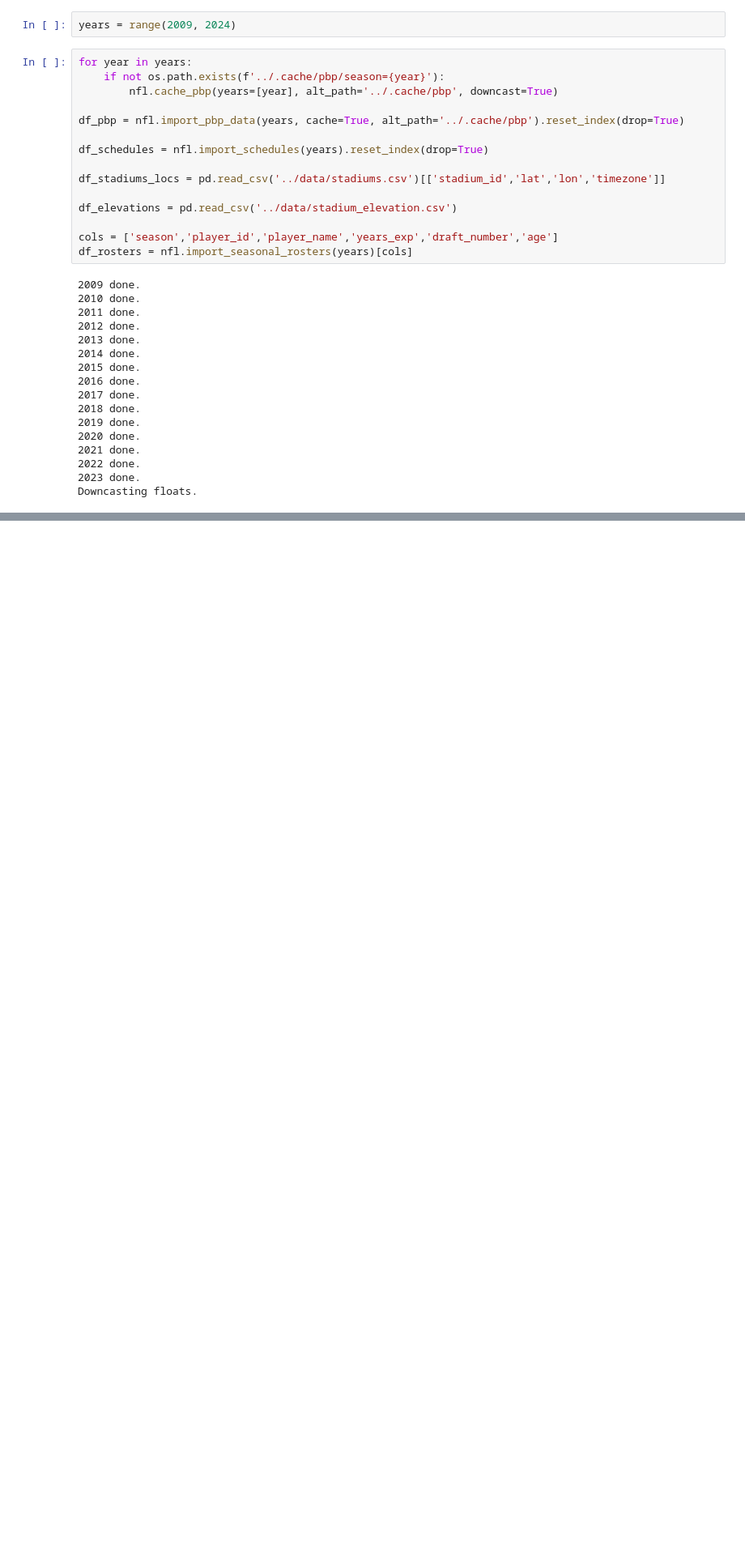
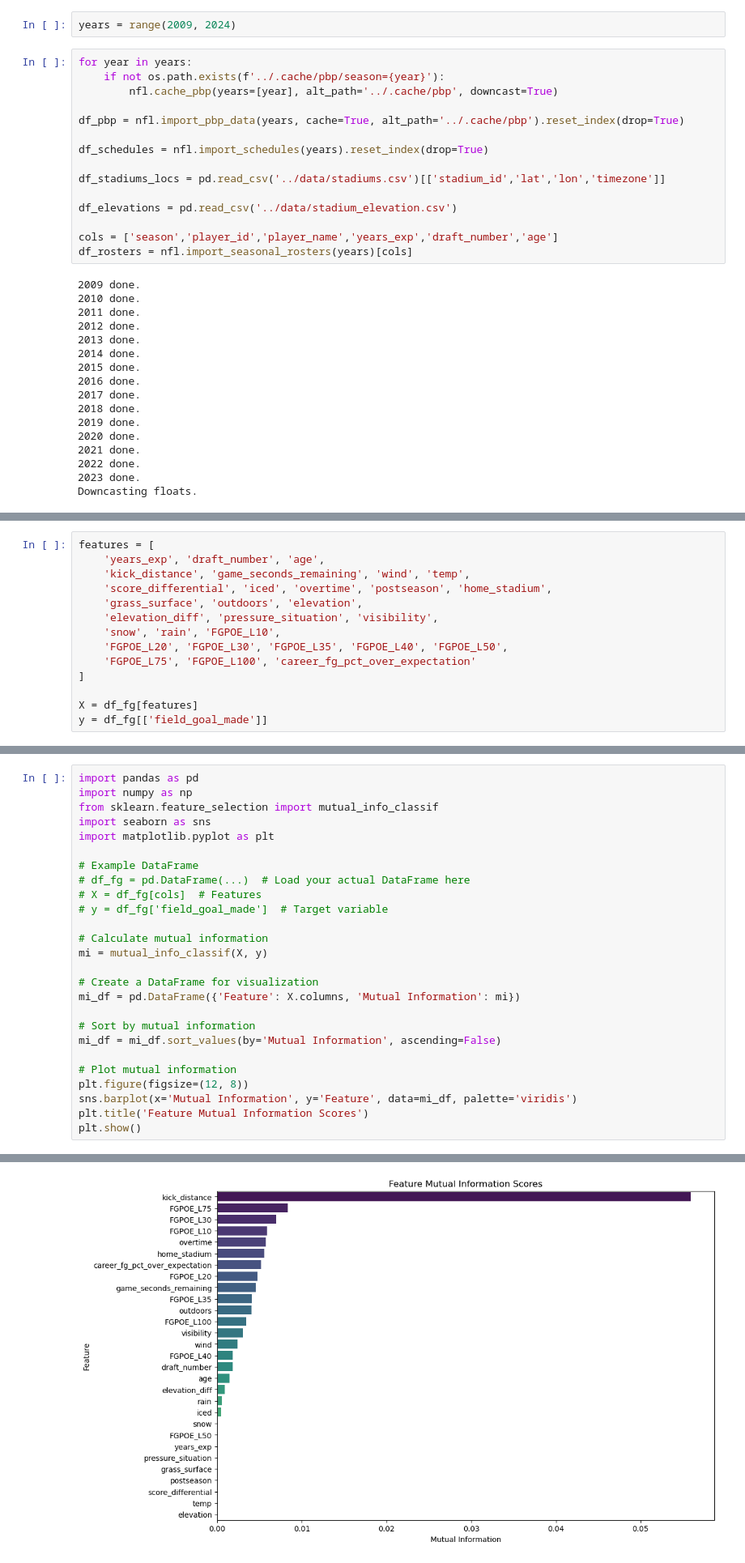
Before and after one commit to lneuendorf/fourth_down_app, a Jupyter notebook: notebooks/fg_proba.ipynb, the cells around one changed output, grey strips where cells are left out. Shown at 81% size. Drawn from its saved outputs; the diff is of its cells as text; blank space fills up the shorter version.

```diff
--- a/notebooks/fg_proba.ipynb
+++ b/notebooks/fg_proba.ipynb
@@ -1181,0 +761,14 @@ df_fg.head()
+# %%
+features = [
+    'years_exp', 'draft_number', 'age',
+    'kick_distance', 'game_seconds_remaining', 'wind', 'temp',
+    'score_differential', 'iced', 'overtime', 'postseason', 'home_stadium',
+    'grass_surface', 'outdoors', 'elevation',
+    'elevation_diff', 'pressure_situation', 'visibility',
+    'snow', 'rain', 'FGPOE_L10',
+    'FGPOE_L20', 'FGPOE_L30', 'FGPOE_L35', 'FGPOE_L40', 'FGPOE_L50',
+    'FGPOE_L75', 'FGPOE_L100', 'career_fg_pct_over_expectation'
+]
+
+X = df_fg[features]
+y = df_fg[['field_goal_made']]
@@ -1181,0 +828,27 @@ df_fg.head()
+# %%
+import pandas as pd
+import numpy as np
+from sklearn.feature_selection import mutual_info_classif
+import seaborn as sns
+import matplotlib.pyplot as plt
+
+# Example DataFrame
+# df_fg = pd.DataFrame(...)  # Load your actual DataFrame here
+# X = df_fg[cols]  # Features
+# y = df_fg['field_goal_made']  # Target variable
+
+# Calculate mutual information
+mi = mutual_info_classif(X, y)
+
+# Create a DataFrame for visualization
+mi_df = pd.DataFrame({'Feature': X.columns, 'Mutual Information': mi})
+
+# Sort by mutual information
+mi_df = mi_df.sort_values(by='Mutual Information', ascending=False)
+
+# Plot mutual information
+plt.figure(figsize=(12, 8))
+sns.barplot(x='Mutual Information', y='Feature', data=mi_df, palette='viridis')
+plt.title('Feature Mutual Information Scores')
+plt.show()
+# %% [output]
@@ -1181,0 +858 @@ df_fg.head()
+[figure, added]
```
Also changed, not shown: parts of 60 cells of this notebook, 8 other files.
